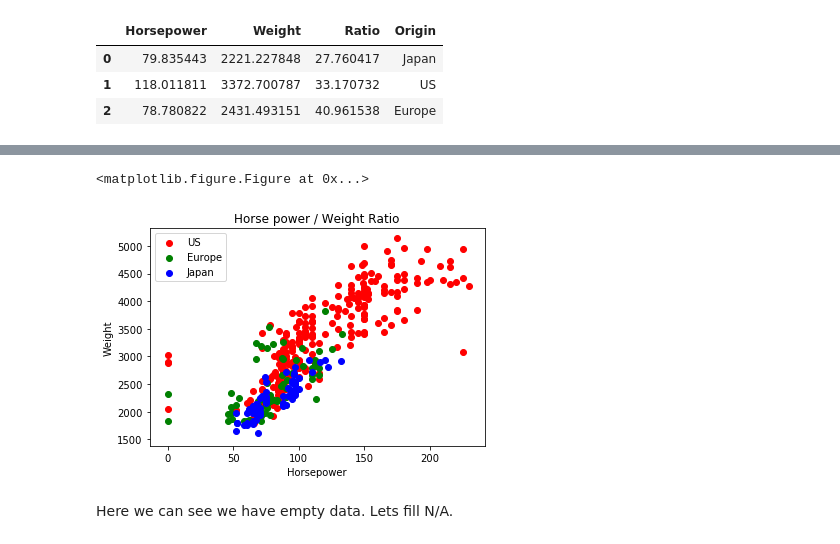
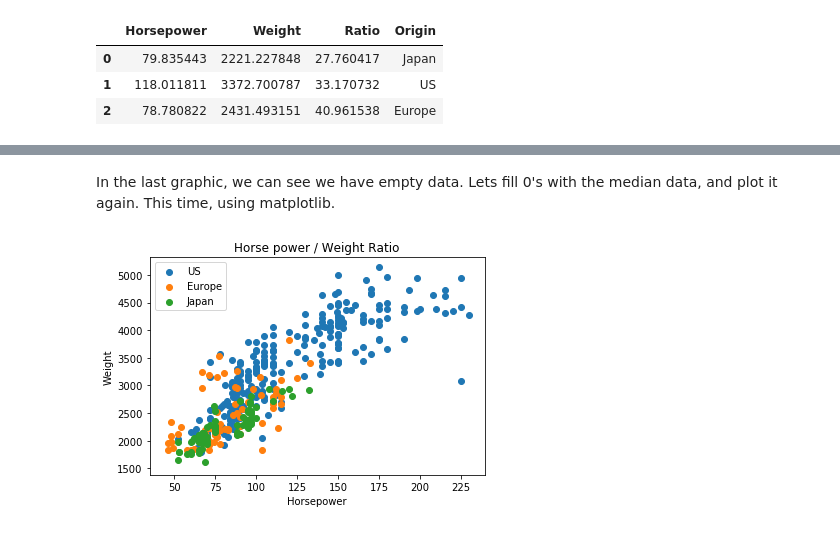
Before and after one commit to jaimevalero/jupyter-learning, a Jupyter notebook: Data_representation.ipynb, the cells around one changed output, grey strips where cells are left out. Drawn from its saved outputs; the diff is of its cells as text; code cells hidden in the pictures.

Commit message:
Replace 0 with median

```diff
--- a/Data_representation.ipynb
+++ b/Data_representation.ipynb
@@ -100,49 +100,49 @@ iplot(fig,validate=False)
 [interactive output not drawn]
 # %% [markdown]
 ![title](sources/Ratio.png)
+# %% [markdown]
+In the last graphic, we can see we have empty data.
+Lets fill 0's with the median data, and plot it again.
+This time, using matplotlib.
 # %%
 import matplotlib.pyplot as plt
 import pylab as p
 import pandas as pd
 import numpy as np
-import matplotlib.pyplot as plt
 import matplotlib
 
 df = pd.read_csv('sources/cars.csv')
+
+# Replace 0s with median value
+df['Horsepower']=df['Horsepower'].replace(0,df['Horsepower'].mean())
 
 
 X_ = 'Horsepower'
 Y_ = 'Weight'
 CLASS_ = 'Origin'
 
 
-colors = ['red','green','blue','purple','black', 'orange']
 
-fig = plt.figure()
 
 fig, ax = plt.subplots()
 lista_tipos = df[CLASS_].unique()
 
 i=0
 for tipo in lista_tipos :
     estetipo = df[CLASS_] == tipo
     subdf = df[estetipo]
 
     x = subdf[X_]
     y = subdf[Y_]
     c = subdf[CLASS_]
-    ax.scatter(x=x, y=y,  c=colors[i], label = tipo  )
+    ax.scatter(x=x, y=y,  label = tipo  )
     i+=1
 
 ax.set(title='Horse power / Weight Ratio', ylabel = Y_ , xlabel = X_ )
 
 plt.legend()
 
 
 plt.show()
 # %% [output]
-<matplotlib.figure.Figure at 0x...>
-[figure, old version]
+[figure, new version]
-# %% [markdown]
-Here we can see we have empty data.
-Lets fill N/A.
```
